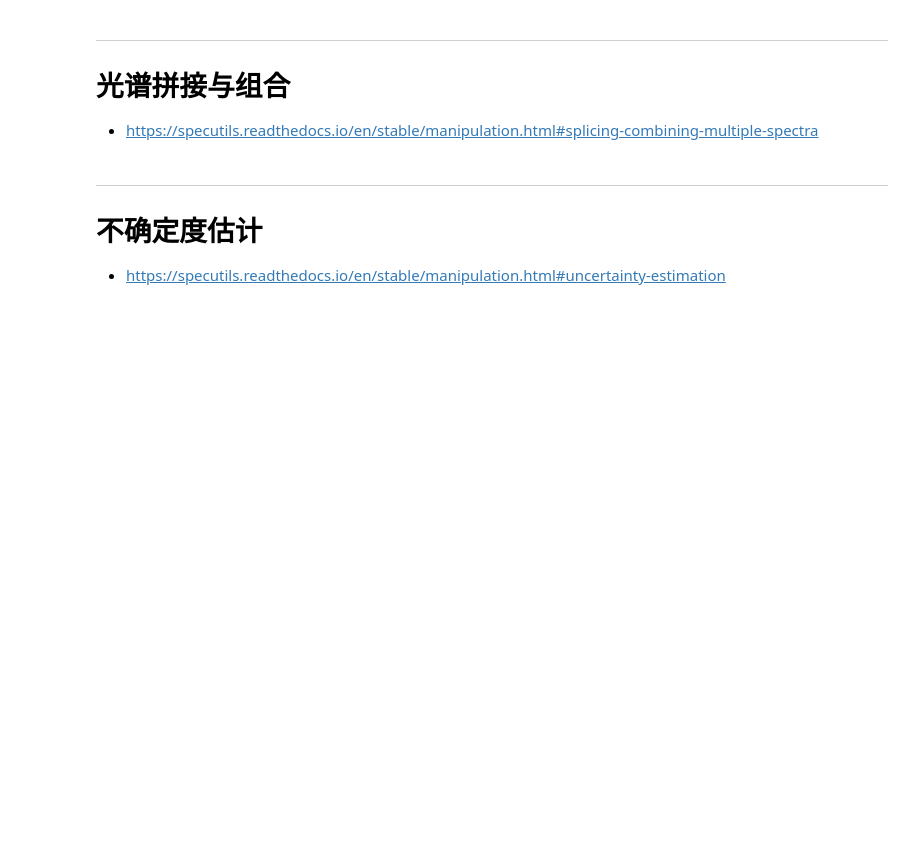
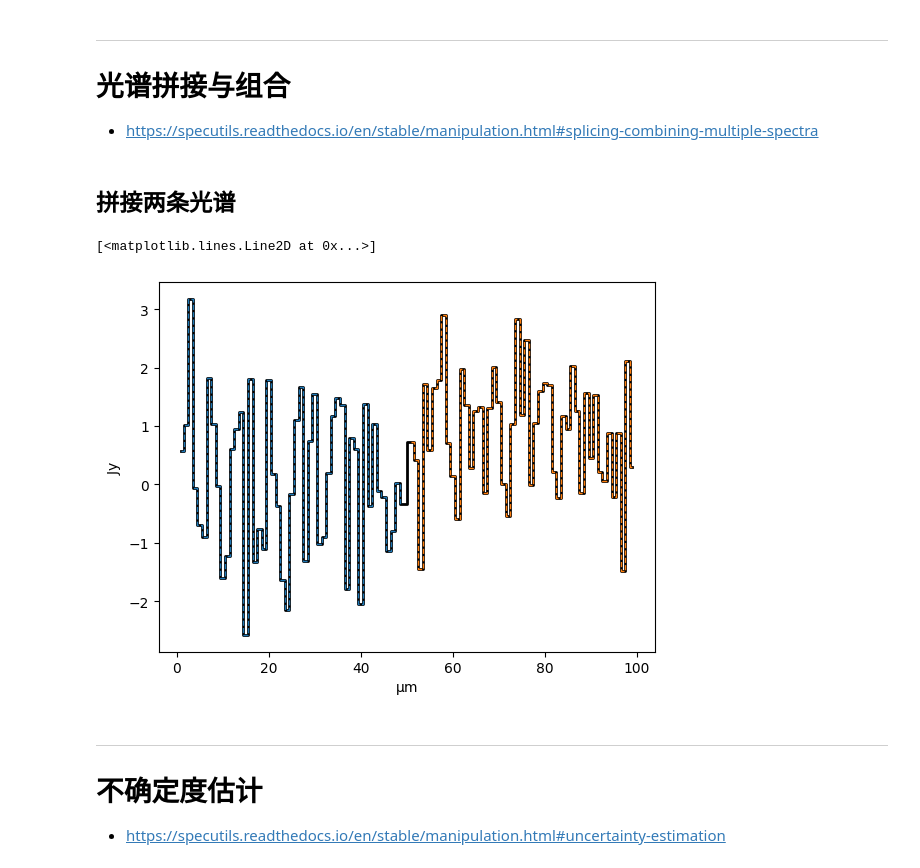
Before and after one commit to astro-zhurui/AstroNotes, a Jupyter notebook: 26_specutils/07_manipulating_spectra.ipynb, the cells around one changed output. Drawn from its saved outputs; the diff is of its cells as text; code cells hidden in the pictures; blank space fills up the shorter version.

```diff
--- a/26_specutils/07_manipulating_spectra.ipynb
+++ b/26_specutils/07_manipulating_spectra.ipynb
@@ -86,6 +146,32 @@ ax.legend()
 ---
 # 光谱拼接与组合
 * https://specutils.readthedocs.io/en/stable/manipulation.html#splicing-combining-multiple-spectra
+# %% [markdown]
+## 拼接两条光谱
+# %%
+spec1 = Spectrum1D(spectral_axis=np.arange(1, 50) * u.micron, flux=np.random.randn(49)*u.Jy)
+spec2 = Spectrum1D(spectral_axis=np.arange(51, 100) * u.micron, flux=(np.random.randn(49)+1)*u.Jy)
+
+# 定义新的波长网格
+new_spectral_axis = np.concatenate([spec1.spectral_axis.value,
+                                    spec2.spectral_axis.to_value(spec1.spectral_axis.unit)]) * spec1.spectral_axis.unit
+
+# 用线性插值法对光谱进行重采样
+resampler = LinearInterpolatedResampler(extrapolation_treatment='zero_fill')
+new_spec1 = resampler(spec1, new_spectral_axis)
+new_spec2 = resampler(spec2, new_spectral_axis)
+
+# 将两个光谱相加
+final_spec = new_spec1 + new_spec2
+
+# 画图
+f, ax = plt.subplots()
+ax.step(final_spec.spectral_axis, final_spec.flux, where='mid', c='k', lw=2)
+ax.step(spec1.spectral_axis, spec1.flux, ls='--', where='mid', lw=1)
+ax.step(spec2.spectral_axis, spec2.flux, ls='--', where='mid', lw=1)
+# %% [output]
+[<matplotlib.lines.Line2D at 0x...>]
+[figure, added]
 # %% [markdown]
 ---
 # 不确定度估计
```
Also changed, not shown: parts of 17 cells of this notebook, 3 other files.
